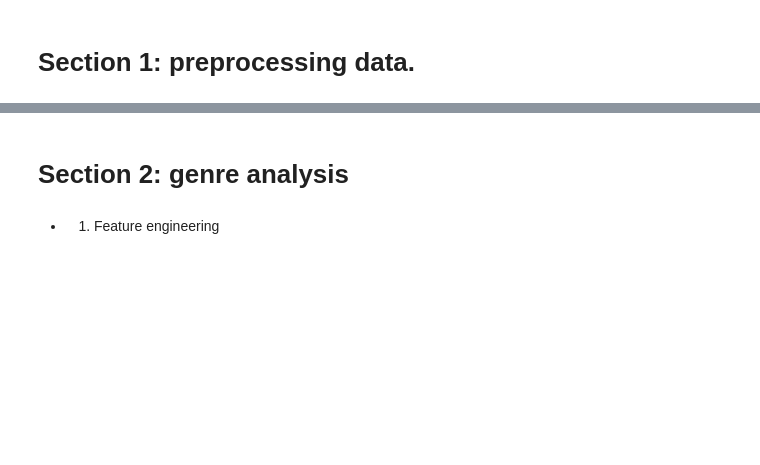
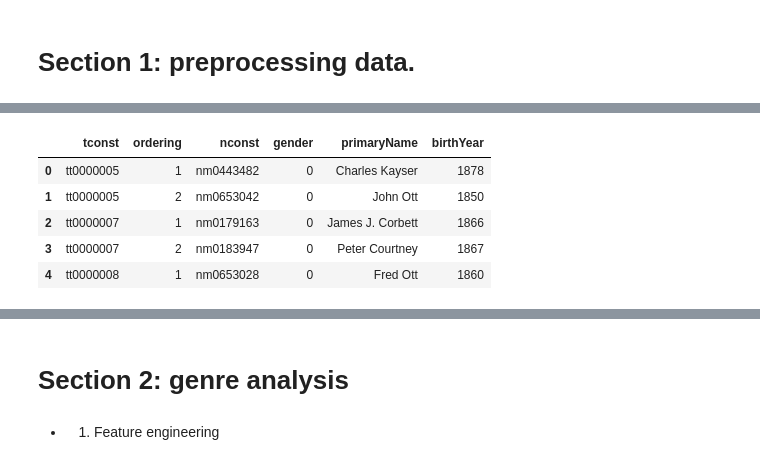
Before and after one commit to epfl-ada/ada-2022-project-jash, a Jupyter notebook: submission.ipynb, the cells around one changed output, grey strips where cells are left out. Saved outputs shown, nothing was run; the diff lists cells and outputs as text; code cells hidden in the pictures; blank space fills up the shorter version.

```diff
--- a/submission.ipynb
+++ b/submission.ipynb
@@ -20,0 +32,34 @@ import plotly.express as px
+# %%
+
+# filter for actors and actress in principals
+principals = principals_raw[(principals_raw["category"] == "actress") | (principals_raw["category"] == "actor")]
+
+# add gender column (0=male, 1=female)
+principals["gender"] = 0
+principals.loc[principals["category"] == "actress", "gender"] = 1
+
+# select ony important columns of principal and actors data set and join them left
+principal_actors = principals[["tconst", "ordering", "nconst", "gender"]].merge(actors_raw[["nconst",	"primaryName",	"birthYear", "deathYear"]], how="left", on="nconst")
+
+# Find total number of movies played by every leading actor
+principal_actors.drop(columns=["deathYear"], inplace=True)
+unique_actors = principal_actors["nconst"].unique()
+
+male_actors = principal_actors[principal_actors["gender"] == 0]["nconst"].unique()
+female_actors = principal_actors[principal_actors["gender"] == 1]["nconst"].unique()
+# %%
+# groupby actors
+total_actor_experience = principal_actors.groupby(["nconst"]).count()
+actor_to_experience = {}
+for row in total_actor_experience.iterrows():
+    actor_to_experience[row[0]] = row[1]["tconst"]
+
+principal_actors.dropna(inplace=True)
+principal_actors.head()
+# %% [output]
+|  | tconst | ordering | nconst | gender | primaryName | birthYear |
+| 0 | tt0000005 | 1 | nm0443482 | 0 | Charles Kayser | 1878 |
+| 1 | tt0000005 | 2 | nm0653042 | 0 | John Ott | 1850 |
+| 2 | tt0000007 | 1 | nm0179163 | 0 | James J. Corbett | 1866 |
+| 3 | tt0000007 | 2 | nm0183947 | 0 | Peter Courtney | 1867 |
+| 4 | tt0000008 | 1 | nm0653028 | 0 | Fred Ott | 1860 |
```
Also changed, not shown: parts of 13 cells of this notebook.
